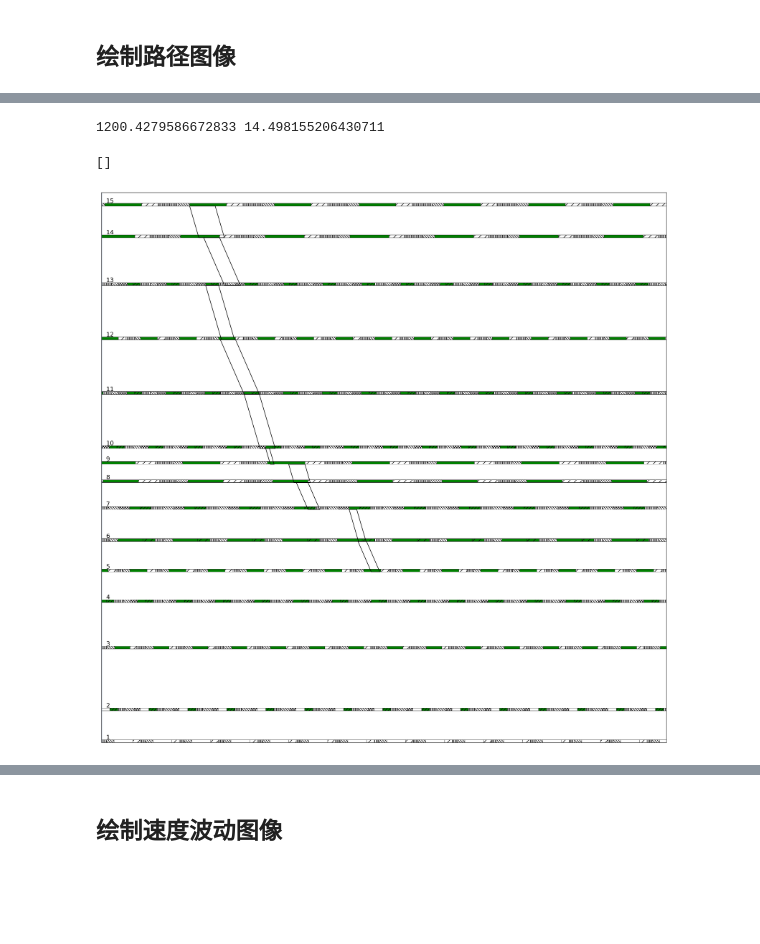
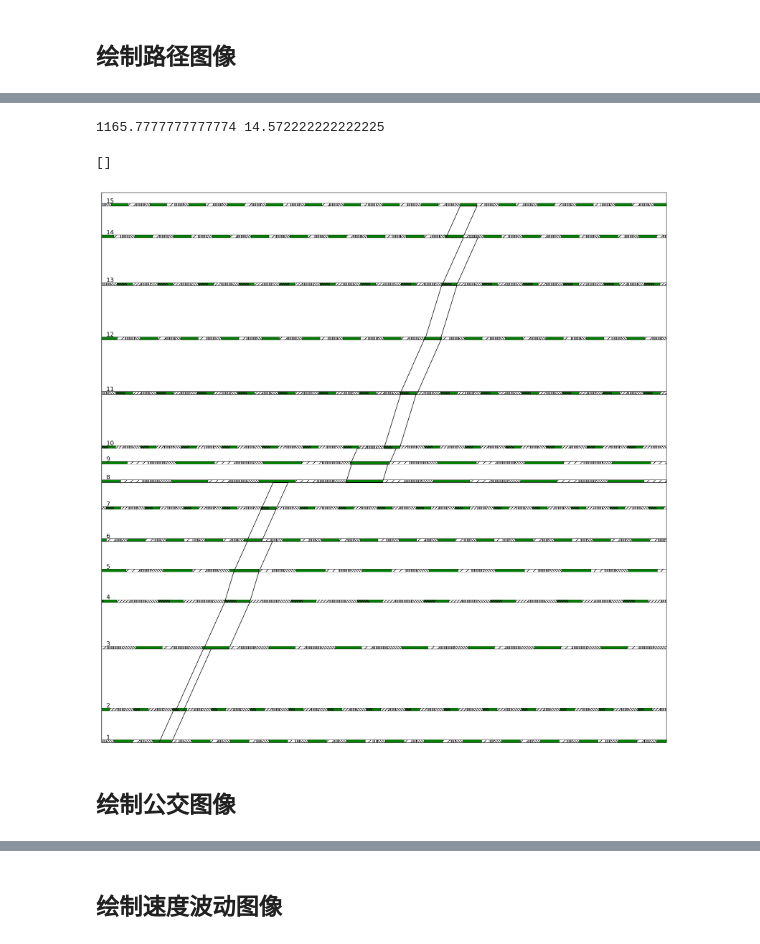
Before and after one commit to eeeecj/LMPband, a Jupyter notebook: proposed-variablespeed and bus.ipynb, the cells around one changed output, grey strips where cells are left out. Saved outputs shown, nothing was run; the diff lists cells and outputs as text; code cells hidden in the pictures; blank space fills up the shorter version.

```diff
--- a/proposed-variablespeed and bus.ipynb
+++ b/proposed-variablespeed and bus.ipynb
@@ -703,6 +855,7 @@ $$
 # %%
 sum_b = mdl.sum([qv[i] * b[i, k] for i in range(numr) for k in range(num)])
 sum_u = mdl.sum([qv[i] * u[i, k] for i in range(numr) for k in range(num)])
+sum_bb=mdl.sum_vars(bb)*qb[0]
 sum_v = sum_in+sum_on
 # %%
 refiner=ConflictRefiner()
@@ -711,7 +864,7 @@ res.display()
 # %% [output]
 conflict(s): 0
 # %%
-mdl.set_multi_objective("max",[sum_b,sum_u,sum_v],priorities=[1,1,0],weights=[5,-4,1])
+mdl.set_multi_objective("max",[sum_b+sum_bb,sum_u,sum_v],priorities=[2,2,1],weights=[5,-4,1])
 # mdl.set_multi_objective("max",[sum_b,sum_u],weights=[5,-4])
 sol = mdl.solve(log_output=True)
 print(sol.solve_details)
@@ -749,6 +902,9 @@ yp = sol.get_value_dict(yp)
 pc=sol.get_value_dict(pc)
 nt=sol.get_value_dict(nt)
 C=sol.get_value_dict(C)
+bb=sol.get_value_dict(bb)
+wb=sol.get_value_dict(wb)
+nb=sol.get_value_dict(nb)
 # %%
 Df=[[i for i in range(1,num+1)]]
 Df+=[[d[i] for i in range(num-1)] + [np.nan]]
@@ -760,6 +916,9 @@ Df+=[[y[i,k] for k in range(num)] for i in range(numr)]
 Df+=[[1/z[k] for k in range(num)]]
 Df+=[[u[i,k] for k in range(num)] for i in range(numr)]
 # Df+=[[yp[i,k,j] for k in range(num)] for j in range(lin_num) for i in range(2)]
+Df+=[[bb[i,k] for k in range(num)] for i in range(2)]
+Df+=[[(dw[i,k])/z[k]+dwt for k in range(num-1)]+[np.nan] for i in range(2)]
+Df+=[[tb[i,k]/z[k] for k in range(num-1)]+[np.nan] for i in range(2)]
 Df=np.array(Df)
 Df=Df.T
 Df=pd.DataFrame(Df)
@@ -773,6 +932,11 @@ cols+=["z"]
 cols+=["u"+str(i) for i in range(1,numr+1)]
 # cols+=["yp_on_"+str(i) for i in range(1,lin_num+1)]
 # cols+=["yp_in_"+str(i) for i in range(1,lin_num+1)]
+
+cols+=["bb"+str(i) for i in range(1,3)]
+cols+=["dw"+str(i) for i in range(1,3)]
+cols+=["tb"+str(i) for i in range(1,3)]
+
 Df.columns=cols
 
 Df["offset"] = Df.offset * Df.z
@@ -784,6 +948,8 @@ Df["b3"] = Df.b3 * Df.z
 Df["b4"] = Df.b4 * Df.z
 Df["b5"] = Df.b5 * Df.z
 Df["b6"] = Df.b6 * Df.z
+Df["bb1"]=Df.bb1*Df.z
+Df["bb2"]=Df.bb2*Df.z
 Df.round(2)
 # %% [output]
 |  | cross_number | distance | b1 | b2 | b3 | b4 | b5 | b6 | offset | p | ... |
@@ -935,7 +1109,7 @@ for i in range(0, num):
             if green_time[j,i] == 0:
                 continue
             else:
-                if phase_get[3,i,j]==1:
+                if phase_get[0,i,j]==1:
                     ax1.add_patch(
                         plt.Rectangle(
                             (offset_r, sum(Df2.distance[0:i])),
@@ -965,13 +1139,13 @@ for i in range(0, num):
     ax1.text(10, sum(Df2.distance[0:i]) + 25, str(i + 1), fontsize=12)
 
 plt.plot([0, 0], [0, max_hight])
-# for i in range(0, num):
-#     dis = sum(Df2.distance[0:i])
-#     if Df2.b1[i] == 0:
-#         continue
-#     else:
-#         zip_x, zip_y = onbound(Df2.b1[i], Df2.car_t1[i], Df2.t1[i], dis, Df2.distance[i])
-#         onbound1 = ax1.add_patch(pch.Polygon(xy=list(zip(zip_x, zip_y)), fill=False,linewidth=1))
+for i in range(0, num):
+    dis = sum(Df2.distance[0:i])
+    if Df2.b1[i] == 0:
+        continue
+    else:
+        zip_x, zip_y = onbound(Df2.b1[i], Df2.car_t1[i], Df2.t1[i], dis, Df2.distance[i])
+        onbound1 = ax1.add_patch(pch.Polygon(xy=list(zip(zip_x, zip_y)), fill=False,linewidth=1))
 
 # for i in range(0, num):
 #     dis = sum(Df2.distance[0:i])
@@ -988,45 +1162,47 @@ plt.plot([0, 0], [0, max_hight])
 #     else:
 #         zip_x, zip_y = onbound(Df2.b3[i], Df2.car_t3[i], Df2.t1[i], dis, Df2.distance[i])
 #         onbound3 = ax1.add_patch(pch.Polygon(xy=list(zip(zip_x, zip_y)),fill=False,linewidth=1))
-for i in range(1, num):
-    dis = sum(Df2.distance[0:i])
-    if Df2.b4[i] == 0:
-        continue
-    else:
-        zip_x, zip_y = inbound(Df2.b4[i], Df2.car_t4[i], Df2.t2[i -1], dis, Df2.distance[i - 1])
-        inbound1 = ax1.add_patch(pch.Polygon(xy=list(zip(zip_x, zip_y)),fill=False,linewidth=1))
+# for i in range(1, num):
+#     dis = sum(Df2.distance[0:i])
+#     if Df2.b4[i] == 0:
+#         continue
+#     else:
+#         zip_x, zip_y = inbound(Df2.b4[i], Df2.car_t4[i], Df2.t2[i -1], dis, Df2.distance[i - 1])
+#         inbound1 = ax1.add_patch(pch.Polygon(xy=list(zip(zip_x, zip_y)),fill=False,linewidth=1))
 
 # for i in range(1, num):
 #     dis = sum(Df2.distance[0:i])
 #     if Df2.b5[i] == 0:
 #         continue
 #     else:
 #         zip_x, zip_y = inbound(Df2.b5[i], Df2.car_t5[i], Df2.t2[i - 1], dis, Df2.distance[i - 1])
 #         inbound2 = ax1.add_patch(pch.Polygon(xy=list(zip(zip_x, zip_y)),fill=False,linewidth=1))
 
 # for i in range(1, num):
 #     dis = sum(Df2.distance[0:i])
 #     if Df2.b6[i] == 0:
 #         continue
 #     else:
 #         zip_x, zip_y = inbound(Df2.b6[i], Df2.car_t6[i], Df2.t2[i-1], dis, Df2.distance[i - 1])
 #         inbound3 = ax1.add_patch(pch.Polygon(xy=list(zip(zip_x, zip_y)),fill=False,linewidth=1))
 plt.xlim([0,max_width,])
 plt.ylim(0, sum(Df.distance[0 : num - 1]) + 100)
 # ax2.set_xticks([])
 # ax2.set_yticks([])
 ax1.set_xticks([])
 ax1.set_yticks([])
 # ax1.legend(
 #     handles=[onbound1, onbound2, onbound3, inbound1, inbound2, inbound3],
 #     labels=["path{}:".format(i) + legends[i - 1] for i in range(1, 7)],
 #     fontsize=18,
 #     loc="center right",
 # )
 # fig1.savefig(
 #     r"./时距图", bbox_inches="tight"
 # )
 # %% [output]
-1200.4279586672833 14.498155206430711
+1165.7777777777774 14.572222222222225
 []
-[figure, old version]
+[figure, new version]
+# %% [markdown]
+## 绘制公交图像
```
Also changed, not shown: parts of 38 cells of this notebook, 2 other files.
